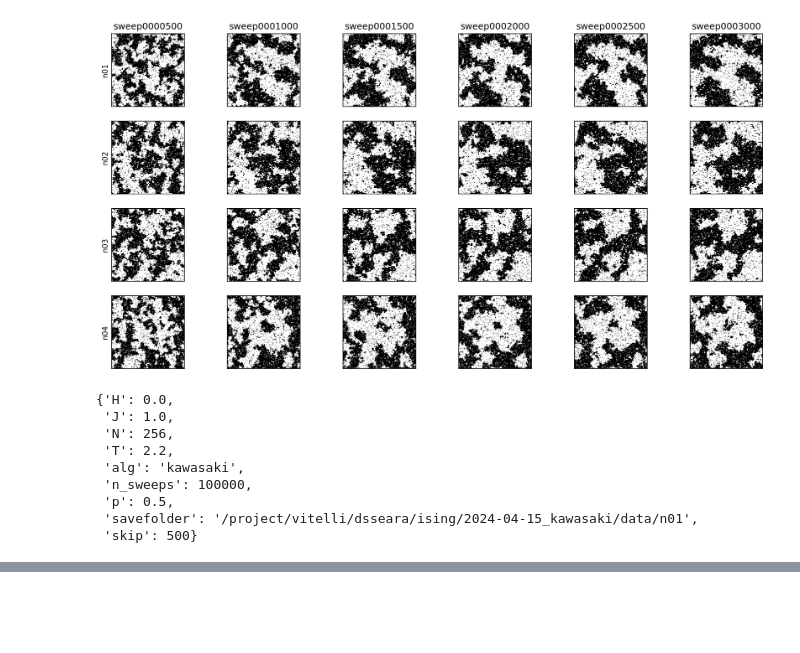
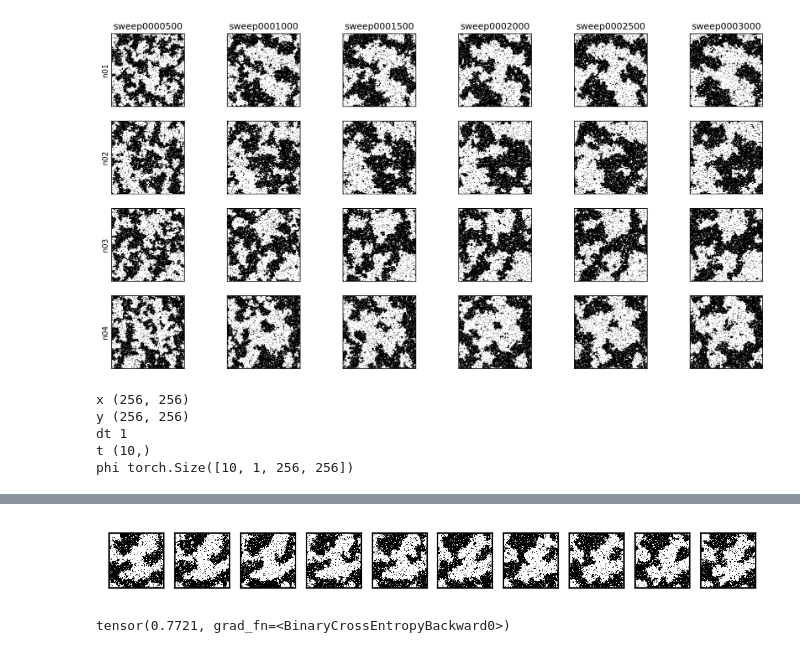
Before and after one commit to jcolen/sociohydro, a Jupyter notebook: nonlocal_ising/SimulationsForecasting.ipynb, the cells around one changed output, grey strips where cells are left out. Cells and saved outputs as stored; diff of their text form; code cells hidden in the pictures; blank space fills up the shorter version.

Commit message:
Updated models and training scripts for new data

```diff
--- a/nonlocal_ising/SimulationsForecasting.ipynb
+++ b/nonlocal_ising/SimulationsForecasting.ipynb
@@ -44,13 +44,22 @@ for i in range(4):
 from forecasting_dataset import SimulationDataset
 
 ds = SimulationDataset(f'{data_dir}/n01')
+
+sample = ds[5]
+for key in sample:
+    try:
+        print(key, sample[key].shape)
+    except:
+        print(key, sample[key])
+
+fig, ax = plt.subplots(1, len(sample['t']), dpi=200)
+
+for i in range(len(ax)):
+    ax[i].pcolormesh(sample['x'], sample['y'], sample['phi'][i].squeeze(), cmap='Greys')
+    ax[i].set(xticks=[], yticks=[], aspect='equal')
 # %% [output]
-{'H': 0.0,
- 'J': 1.0,
- 'N': 256,
- 'T': 2.2,
- 'alg': 'kawasaki',
- 'n_sweeps': 100000,
- 'p': 0.5,
- 'savefolder': '/project/vitelli/dsseara/ising/2024-04-15_kawasaki/data/n01',
- 'skip': 500}
+x (256, 256)
+y (256, 256)
+dt 1
+t (10,)
+phi torch.Size([10, 1, 256, 256])
@@ -58,0 +66,11 @@ IsADirectoryError: [Errno 21] Unable to synchronously open file (file read faile
+[figure, added]
+# %%
+from forecasting_nn import SimulationForecasting
+
+loader = torch.utils.data.DataLoader(ds, batch_size=1, num_workers=0)
+sample = next(iter(loader))
+
+model = SimulationForecasting()
+model.batch_step(sample)
+# %% [output]
+tensor(0.7721, grad_fn=<BinaryCrossEntropyBackward0>)
```
Also changed, not shown: parts of 1 cell of this notebook, 4 other files.
